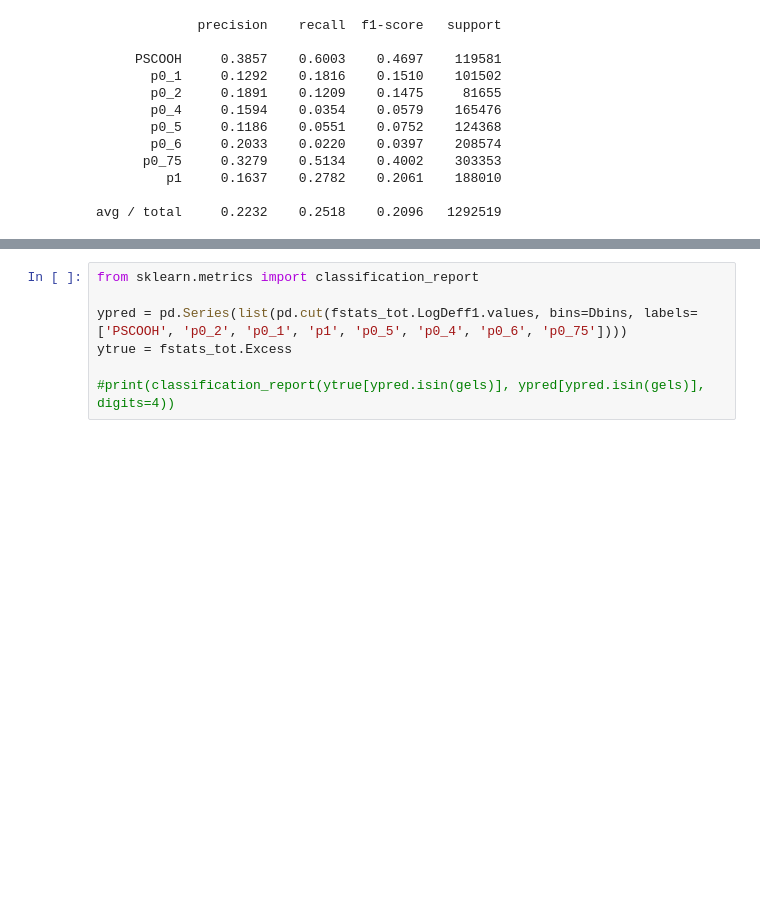
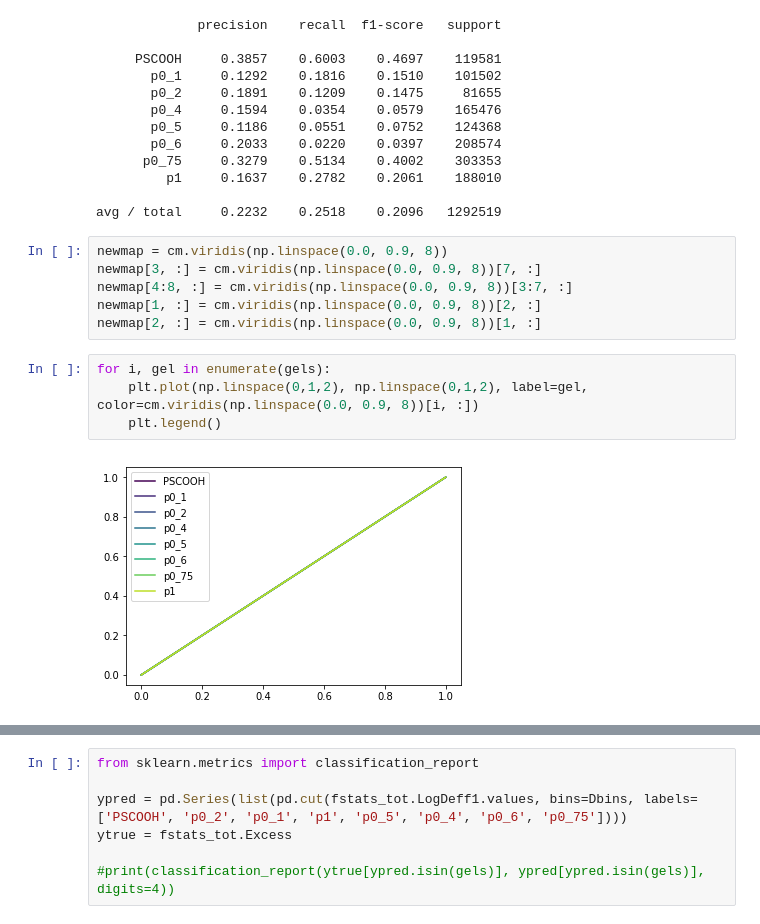
Before and after one commit to Nance-Lab/diff_classifier, a Jupyter notebook: notebooks/development/11_26_18_coverage_NN_alt.ipynb, the cells around one changed output, grey strips where cells are left out. Saved outputs shown, nothing was run; the diff lists cells and outputs as text; blank space fills up the shorter version.

```diff
--- a/notebooks/development/11_26_18_coverage_NN_alt.ipynb
+++ b/notebooks/development/11_26_18_coverage_NN_alt.ipynb
@@ -351,3 +351,15 @@ print(classification_report(ytrue[ypred.isin(gels).values], ypred[ypred.isin(gel
          p1     0.1637    0.2782    0.2061    188010
 
 avg / total     0.2232    0.2518    0.2096   1292519
+# %%
+newmap = cm.viridis(np.linspace(0.0, 0.9, 8))
+newmap[3, :] = cm.viridis(np.linspace(0.0, 0.9, 8))[7, :]
+newmap[4:8, :] = cm.viridis(np.linspace(0.0, 0.9, 8))[3:7, :]
+newmap[1, :] = cm.viridis(np.linspace(0.0, 0.9, 8))[2, :]
+newmap[2, :] = cm.viridis(np.linspace(0.0, 0.9, 8))[1, :]
+# %%
+for i, gel in enumerate(gels):
+    plt.plot(np.linspace(0,1,2), np.linspace(0,1,2), label=gel, color=cm.viridis(np.linspace(0.0, 0.9, 8))[i, :])
+    plt.legend()
+# %% [output]
+[figure, added]
```
Also changed, not shown: parts of 10 cells of this notebook, 10 other files.
